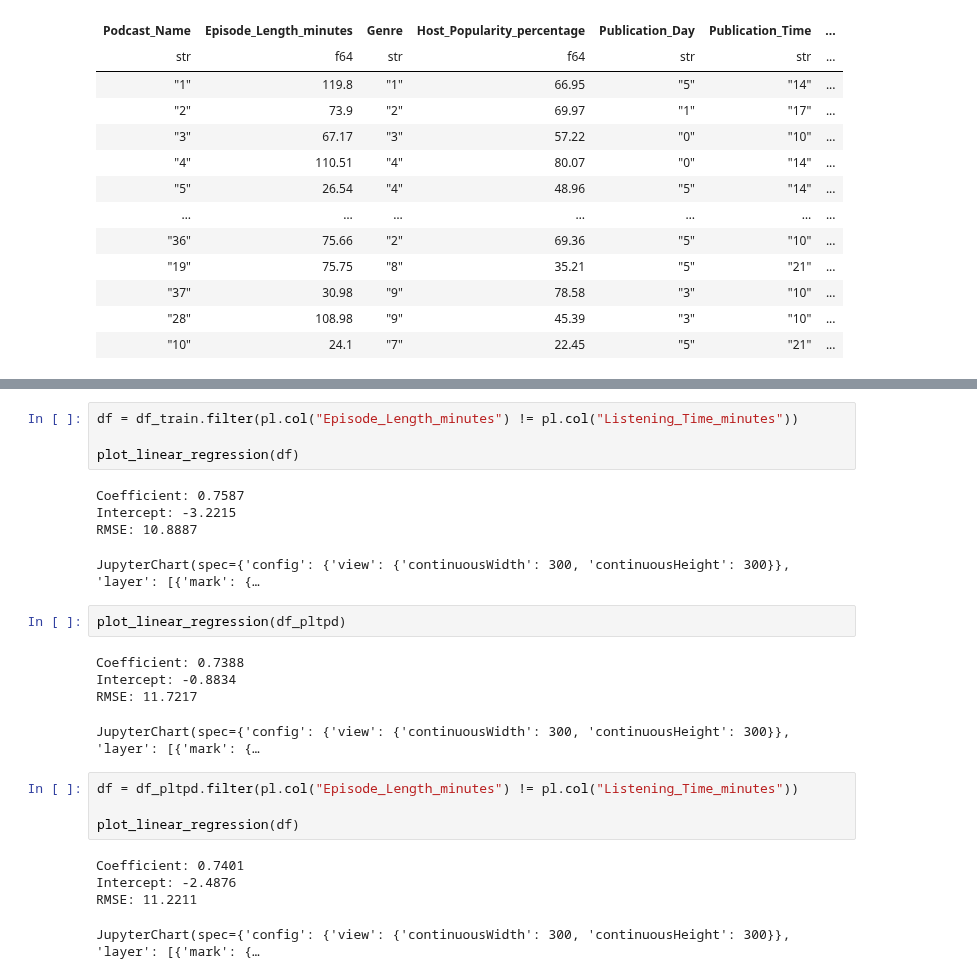
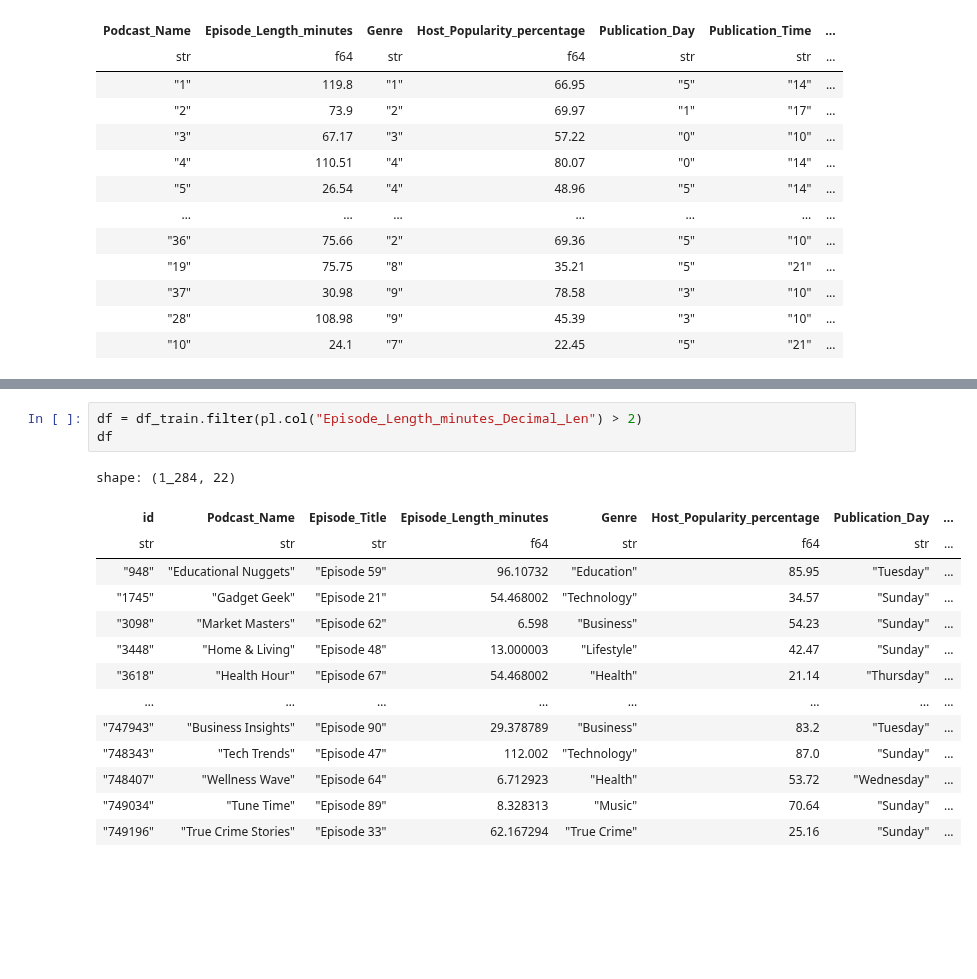
Before and after one commit to masaishi/kaggle-s5e4-6th-solution, a Jupyter notebook: notebooks/eda_feature_eng.ipynb, the cells around one changed output, grey strips where cells are left out. Saved outputs shown, nothing was run; the diff lists cells and outputs as text; blank space fills up the shorter version.

```diff
--- a/notebooks/eda_feature_eng.ipynb
+++ b/notebooks/eda_feature_eng.ipynb
@@ -151,25 +310,18 @@ JupyterChart(spec={'config': {'view': {'continuousWidth': 300, 'continuousHeight
 # %%
-df = df_train.filter(pl.col("Episode_Length_minutes") != pl.col("Listening_Time_minutes"))
-
-plot_linear_regression(df)
+df = df_train.filter(pl.col("Episode_Length_minutes_Decimal_Len") > 2)
+df
 # %% [output]
-Coefficient: 0.7587
-Intercept: -3.2215
-RMSE: 10.8887
+shape: (1_284, 22)
-JupyterChart(spec={'config': {'view': {'continuousWidth': 300, 'continuousHeight': 300}}, 'layer': [{'mark': {…
+| id | Podcast_Name | Episode_Title | Episode_Length_minutes | Genre | Host_Popularity_percentage | Publication_Day | ... |
+| str | str | str | f64 | str | f64 | str | ... |
+| "948" | "Educational Nuggets" | "Episode 59" | 96.10732 | "Education" | 85.95 | "Tuesday" | ... |
+| "1745" | "Gadget Geek" | "Episode 21" | 54.468002 | "Technology" | 34.57 | "Sunday" | ... |
+| "3098" | "Market Masters" | "Episode 62" | 6.598 | "Business" | 54.23 | "Sunday" | ... |
+| "3448" | "Home & Living" | "Episode 48" | 13.000003 | "Lifestyle" | 42.47 | "Sunday" | ... |
+| "3618" | "Health Hour" | "Episode 67" | 54.468002 | "Health" | 21.14 | "Thursday" | ... |
+| … | … | … | … | … | … | … | ... |
+| "747943" | "Business Insights" | "Episode 90" | 29.378789 | "Business" | 83.2 | "Tuesday" | ... |
+| "748343" | "Tech Trends" | "Episode 47" | 112.002 | "Technology" | 87.0 | "Sunday" | ... |
+| "748407" | "Wellness Wave" | "Episode 64" | 6.712923 | "Health" | 53.72 | "Wednesday" | ... |
+| "749034" | "Tune Time" | "Episode 89" | 8.328313 | "Music" | 70.64 | "Sunday" | ... |
+| "749196" | "True Crime Stories" | "Episode 33" | 62.167294 | "True Crime" | 25.16 | "Sunday" | ... |
-# %%
-plot_linear_regression(df_pltpd)
-# %% [output]
-Coefficient: 0.7388
-Intercept: -0.8834
-RMSE: 11.7217
-JupyterChart(spec={'config': {'view': {'continuousWidth': 300, 'continuousHeight': 300}}, 'layer': [{'mark': {…
-# %%
-df = df_pltpd.filter(pl.col("Episode_Length_minutes") != pl.col("Listening_Time_minutes"))
-
-plot_linear_regression(df)
-# %% [output]
-Coefficient: 0.7401
-Intercept: -2.4876
-RMSE: 11.2211
-JupyterChart(spec={'config': {'view': {'continuousWidth': 300, 'continuousHeight': 300}}, 'layer': [{'mark': {…
```
Also changed, not shown: parts of 10 cells of this notebook, 1 other file.
